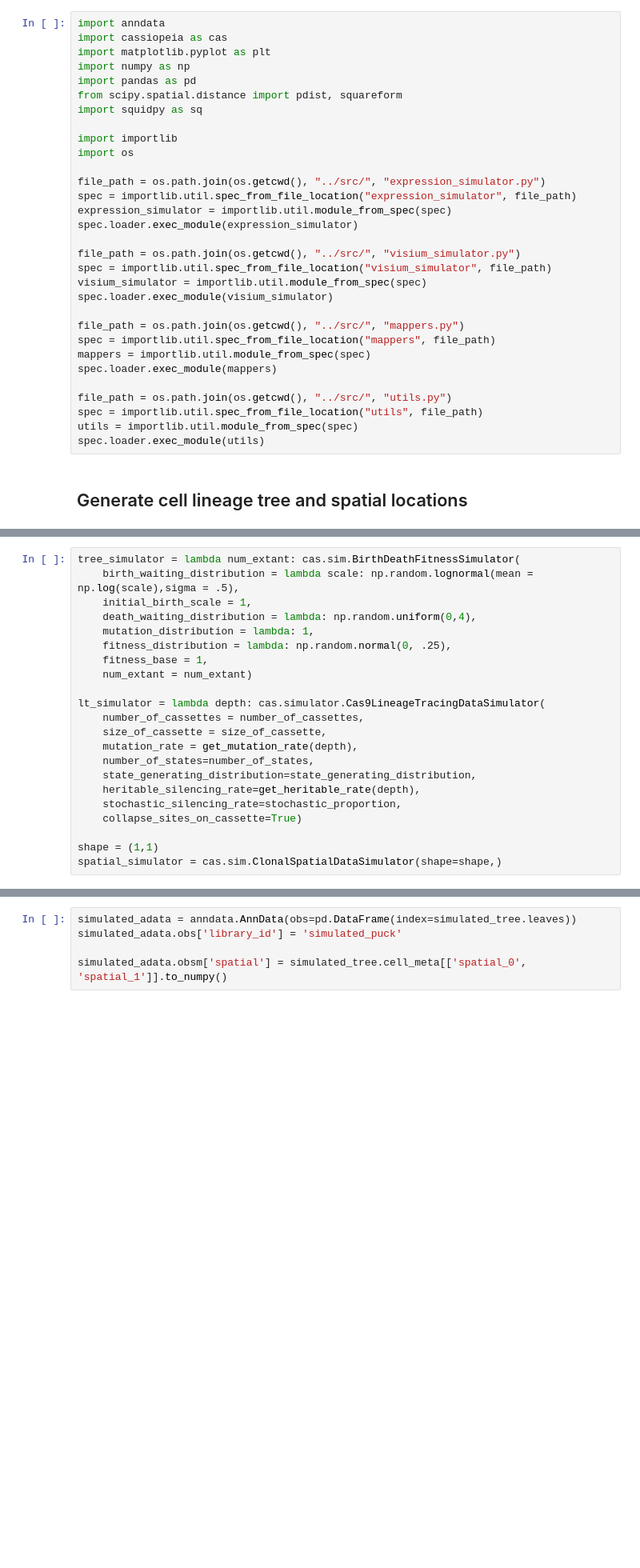
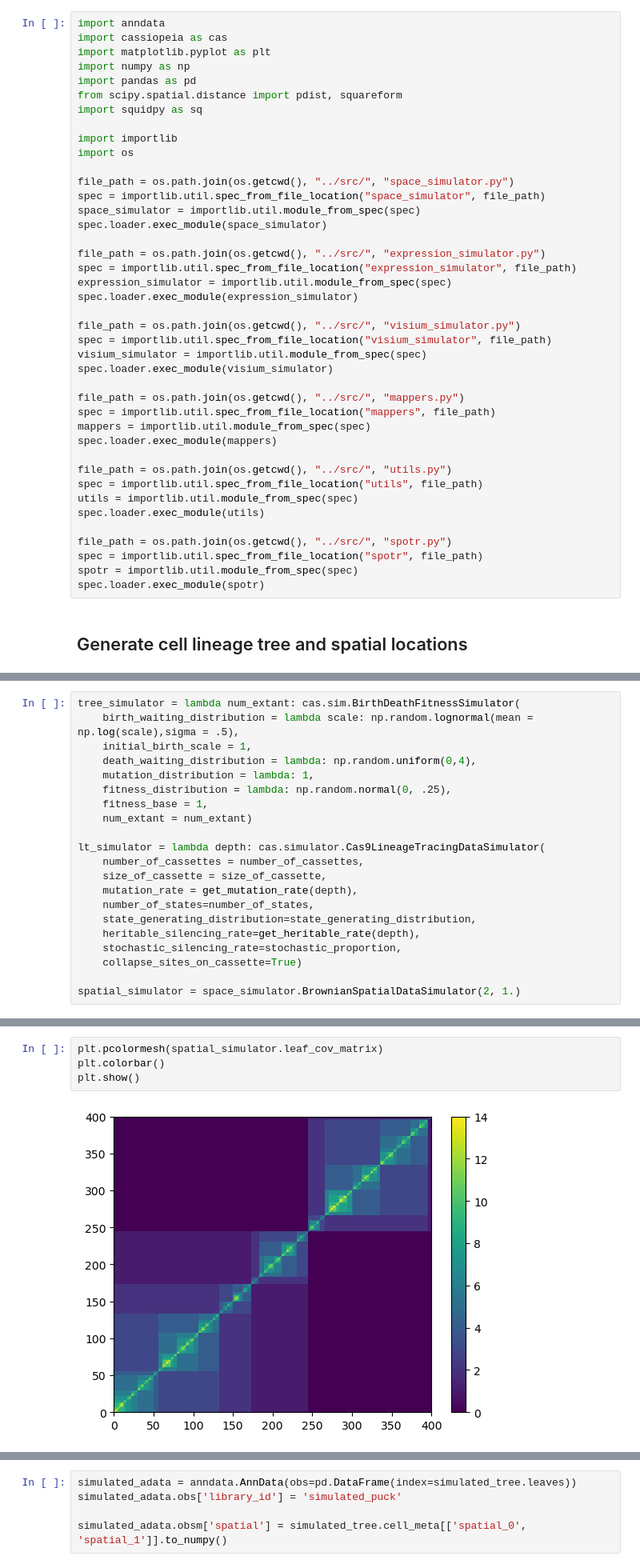
Before and after one commit to pedrofale/phylospatial_mapping, a Jupyter notebook: notebooks/toy_example.ipynb, the cells around one changed output, grey strips where cells are left out. Shown at 80% size. Cells and saved outputs as stored; diff of their text form; blank space fills up the shorter version.

```diff
--- a/notebooks/toy_example.ipynb
+++ b/notebooks/toy_example.ipynb
@@ -12,6 +12,11 @@ import squidpy as sq
 
 import importlib
 import os
+
+file_path = os.path.join(os.getcwd(), "../src/", "space_simulator.py")
+spec = importlib.util.spec_from_file_location("space_simulator", file_path)
+space_simulator = importlib.util.module_from_spec(spec)
+spec.loader.exec_module(space_simulator)
 
 file_path = os.path.join(os.getcwd(), "../src/", "expression_simulator.py")
 spec = importlib.util.spec_from_file_location("expression_simulator", file_path)
@@ -32,6 +37,11 @@ file_path = os.path.join(os.getcwd(), "../src/", "utils.py")
 spec = importlib.util.spec_from_file_location("utils", file_path)
 utils = importlib.util.module_from_spec(spec)
 spec.loader.exec_module(utils)
+
+file_path = os.path.join(os.getcwd(), "../src/", "spotr.py")
+spec = importlib.util.spec_from_file_location("spotr", file_path)
+spotr = importlib.util.module_from_spec(spec)
+spec.loader.exec_module(spotr)
 # %% [markdown]
 ## Generate cell lineage tree and spatial locations
 # %%
@@ -73,8 +83,7 @@ lt_simulator = lambda depth: cas.simulator.Cas9LineageTracingDataSimulator(
     stochastic_silencing_rate=stochastic_proportion,
     collapse_sites_on_cassette=True)
 
-shape = (1,1)
-spatial_simulator = cas.sim.ClonalSpatialDataSimulator(shape=shape,)
+spatial_simulator = space_simulator.BrownianSpatialDataSimulator(2, 1.)
 # %%
 np.random.seed(1234678)
 
@@ -92,0 +98,6 @@ simulated_tree.collapse_unifurcations()
+# %%
+plt.pcolormesh(spatial_simulator.leaf_cov_matrix)
+plt.colorbar()
+plt.show()
+# %% [output]
+[figure, added]
```
Also changed, not shown: parts of 35 cells of this notebook.
